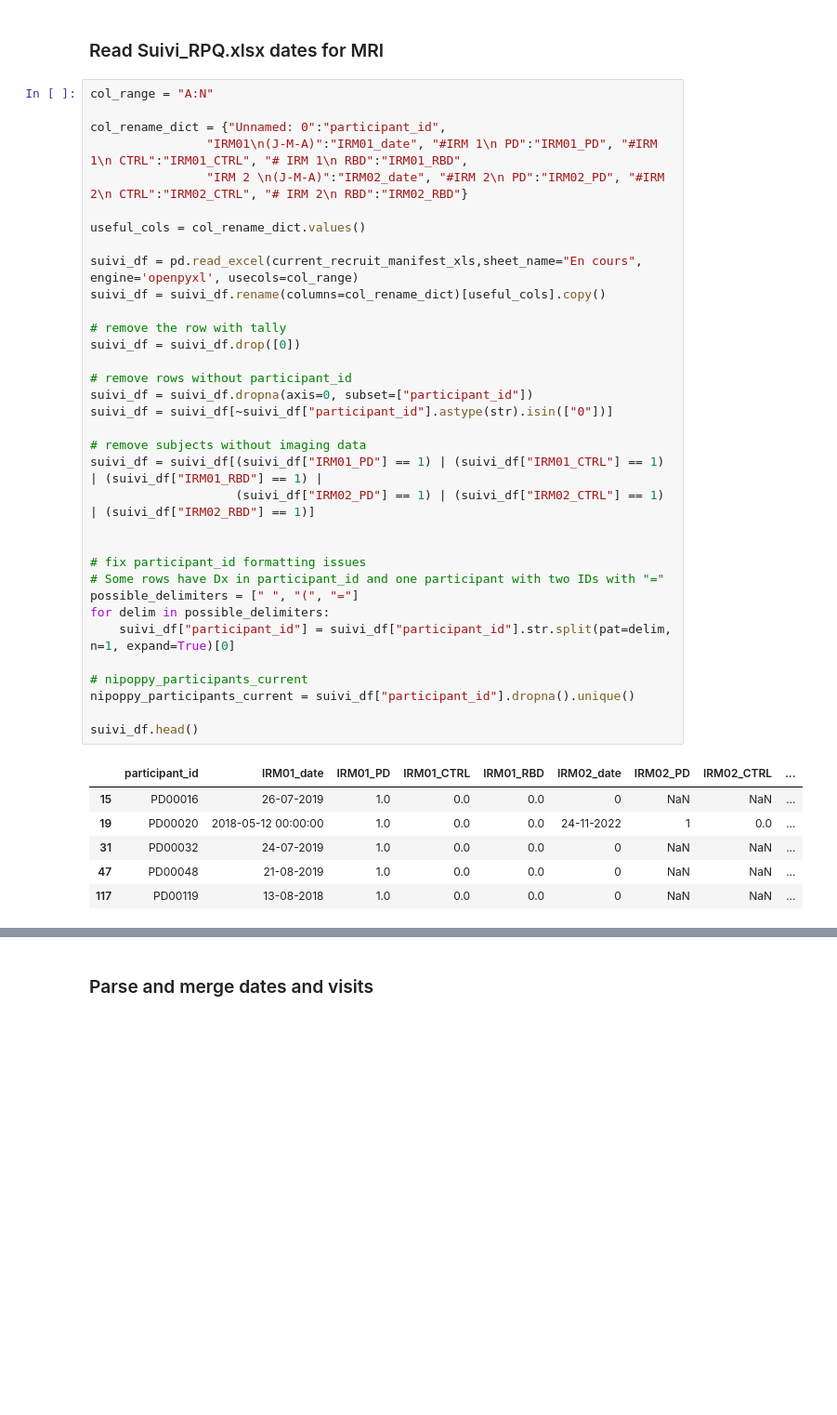
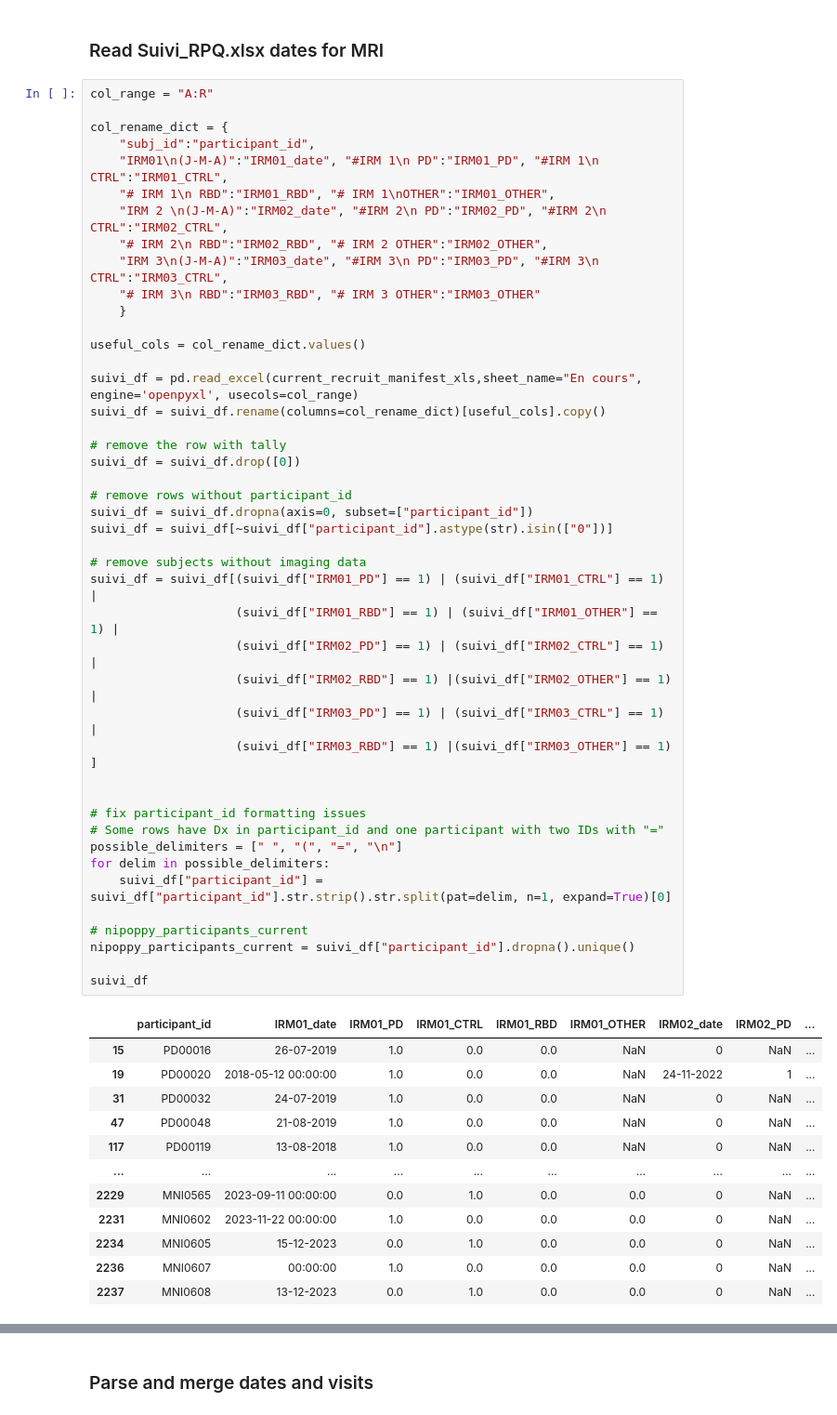
Before and after one commit to nipoppy/nipoppy, a Jupyter notebook: nipoppy/notebooks/MRI_dates_check.ipynb, the cells around one changed output, grey strips where cells are left out. Shown at 93% size. Cells and saved outputs as stored; diff of their text form; blank space fills up the shorter version.

```diff
--- a/nipoppy/notebooks/MRI_dates_check.ipynb
+++ b/nipoppy/notebooks/MRI_dates_check.ipynb
@@ -89,43 +90,59 @@ Name: count, dtype: int64
 # %% [markdown]
 ### Read Suivi_RPQ.xlsx dates for MRI
 # %%
-col_range = "A:N"
+col_range = "A:R"
 
-col_rename_dict = {"Unnamed: 0":"participant_id",
-                "IRM01\n(J-M-A)":"IRM01_date", "#IRM 1\n PD":"IRM01_PD", "#IRM 1\n CTRL":"IRM01_CTRL", "# IRM 1\n RBD":"IRM01_RBD",
-                "IRM 2 \n(J-M-A)":"IRM02_date", "#IRM 2\n PD":"IRM02_PD", "#IRM 2\n CTRL":"IRM02_CTRL", "# IRM 2\n RBD":"IRM02_RBD"}
+col_rename_dict = {
+    "subj_id":"participant_id",
+    "IRM01\n(J-M-A)":"IRM01_date", "#IRM 1\n PD":"IRM01_PD", "#IRM 1\n CTRL":"IRM01_CTRL",
+    "# IRM 1\n RBD":"IRM01_RBD", "# IRM 1\nOTHER":"IRM01_OTHER",
+    "IRM 2 \n(J-M-A)":"IRM02_date", "#IRM 2\n PD":"IRM02_PD", "#IRM 2\n CTRL":"IRM02_CTRL",
+    "# IRM 2\n RBD":"IRM02_RBD", "# IRM 2 OTHER":"IRM02_OTHER",
+    "IRM 3\n(J-M-A)":"IRM03_date", "#IRM 3\n PD":"IRM03_PD", "#IRM 3\n CTRL":"IRM03_CTRL",
+    "# IRM 3\n RBD":"IRM03_RBD", "# IRM 3 OTHER":"IRM03_OTHER"
+    }
 
 useful_cols = col_rename_dict.values()
 
 suivi_df = pd.read_excel(current_recruit_manifest_xls,sheet_name="En cours", engine='openpyxl', usecols=col_range)
 suivi_df = suivi_df.rename(columns=col_rename_dict)[useful_cols].copy()
 
 # remove the row with tally
 suivi_df = suivi_df.drop([0])
 
 # remove rows without participant_id
 suivi_df = suivi_df.dropna(axis=0, subset=["participant_id"])
 suivi_df = suivi_df[~suivi_df["participant_id"].astype(str).isin(["0"])]
 
 # remove subjects without imaging data
-suivi_df = suivi_df[(suivi_df["IRM01_PD"] == 1) | (suivi_df["IRM01_CTRL"] == 1) | (suivi_df["IRM01_RBD"] == 1) |
-                    (suivi_df["IRM02_PD"] == 1) | (suivi_df["IRM02_CTRL"] == 1) | (suivi_df["IRM02_RBD"] == 1)]
+suivi_df = suivi_df[(suivi_df["IRM01_PD"] == 1) | (suivi_df["IRM01_CTRL"] == 1) |
+                    (suivi_df["IRM01_RBD"] == 1) | (suivi_df["IRM01_OTHER"] == 1) |
+                    (suivi_df["IRM02_PD"] == 1) | (suivi_df["IRM02_CTRL"] == 1) |
+                    (suivi_df["IRM02_RBD"] == 1) |(suivi_df["IRM02_OTHER"] == 1) |
+                    (suivi_df["IRM03_PD"] == 1) | (suivi_df["IRM03_CTRL"] == 1) |
+                    (suivi_df["IRM03_RBD"] == 1) |(suivi_df["IRM03_OTHER"] == 1) ]
 
 
 # fix participant_id formatting issues
 # Some rows have Dx in participant_id and one participant with two IDs with "="
-possible_delimiters = [" ", "(", "="]
+possible_delimiters = [" ", "(", "=", "\n"]
 for delim in possible_delimiters:
-    suivi_df["participant_id"] = suivi_df["participant_id"].str.split(pat=delim, n=1, expand=True)[0]
+    suivi_df["participant_id"] = suivi_df["participant_id"].str.strip().str.split(pat=delim, n=1, expand=True)[0]
 
 # nipoppy_participants_current
 nipoppy_participants_current = suivi_df["participant_id"].dropna().unique()
 
-suivi_df.head()
+suivi_df
 # %% [output]
-|  | participant_id | IRM01_date | IRM01_PD | IRM01_CTRL | IRM01_RBD | IRM02_date | IRM02_PD | IRM02_CTRL | ... |
-| 15 | PD00016 | 26-07-2019 | 1.0 | 0.0 | 0.0 | 0 | NaN | NaN | ... |
-| 19 | PD00020 | 2018-05-12 00:00:00 | 1.0 | 0.0 | 0.0 | 24-11-2022 | 1 | 0.0 | ... |
-| 31 | PD00032 | 24-07-2019 | 1.0 | 0.0 | 0.0 | 0 | NaN | NaN | ... |
-| 47 | PD00048 | 21-08-2019 | 1.0 | 0.0 | 0.0 | 0 | NaN | NaN | ... |
-| 117 | PD00119 | 13-08-2018 | 1.0 | 0.0 | 0.0 | 0 | NaN | NaN | ... |
+|  | participant_id | IRM01_date | IRM01_PD | IRM01_CTRL | IRM01_RBD | IRM01_OTHER | IRM02_date | IRM02_PD | ... |
+| 15 | PD00016 | 26-07-2019 | 1.0 | 0.0 | 0.0 | NaN | 0 | NaN | ... |
+| 19 | PD00020 | 2018-05-12 00:00:00 | 1.0 | 0.0 | 0.0 | NaN | 24-11-2022 | 1 | ... |
+| 31 | PD00032 | 24-07-2019 | 1.0 | 0.0 | 0.0 | NaN | 0 | NaN | ... |
+| 47 | PD00048 | 21-08-2019 | 1.0 | 0.0 | 0.0 | NaN | 0 | NaN | ... |
+| 117 | PD00119 | 13-08-2018 | 1.0 | 0.0 | 0.0 | NaN | 0 | NaN | ... |
+| ... | ... | ... | ... | ... | ... | ... | ... | ... | ... |
+| 2229 | MNI0565 | 2023-09-11 00:00:00 | 0.0 | 1.0 | 0.0 | 0.0 | 0 | NaN | ... |
+| 2231 | MNI0602 | 2023-11-22 00:00:00 | 1.0 | 0.0 | 0.0 | 0.0 | 0 | NaN | ... |
+| 2234 | MNI0605 | 15-12-2023 | 0.0 | 1.0 | 0.0 | 0.0 | 0 | NaN | ... |
+| 2236 | MNI0607 | 00:00:00 | 1.0 | 0.0 | 0.0 | 0.0 | 0 | NaN | ... |
+| 2237 | MNI0608 | 13-12-2023 | 0.0 | 1.0 | 0.0 | 0.0 | 0 | NaN | ... |
```
Also changed, not shown: parts of 8 cells of this notebook, 2 other files.
